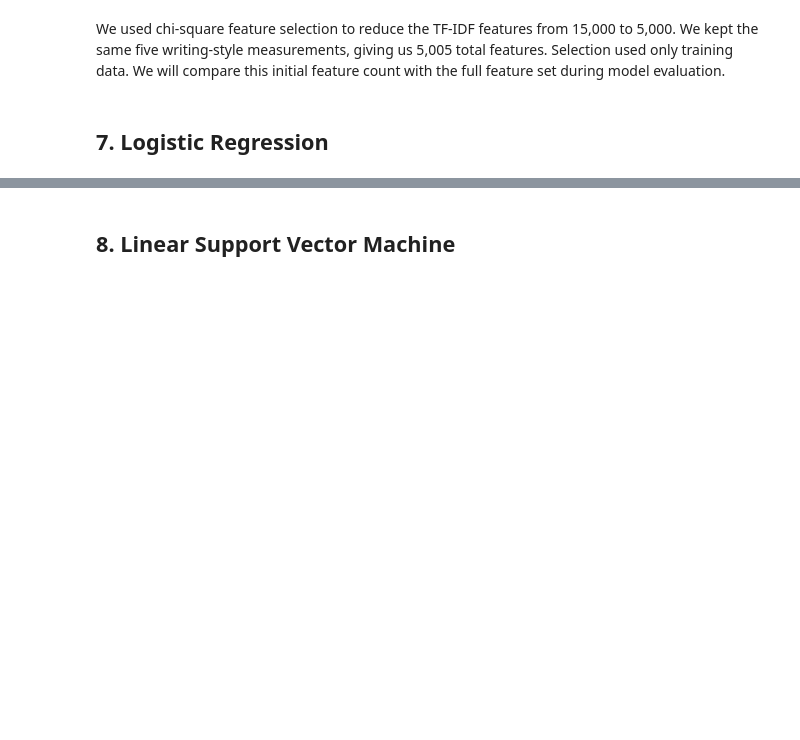
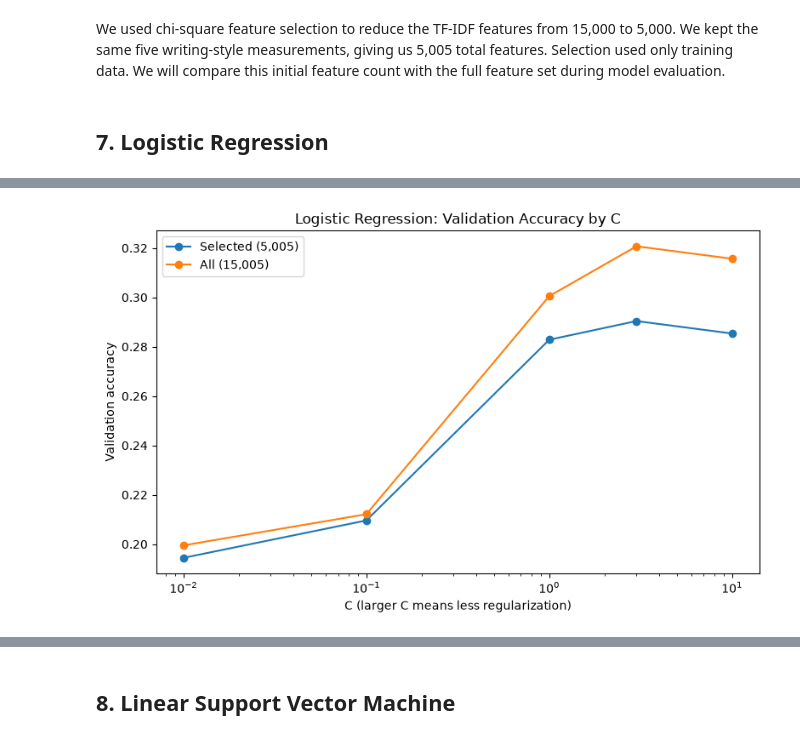
Before and after one commit to GarrettFordARTI405/ARTI450-Name-That-LLM, a Jupyter notebook: NameThatLLM.ipynb, the cells around one changed output, grey strips where cells are left out. Saved outputs shown, nothing was run; the diff lists cells and outputs as text; code cells hidden in the pictures; blank space fills up the shorter version.

Commit message:
Train and tune all three models on the prompt-level validation set, leaving the test prompts unused.

```diff
--- a/NameThatLLM.ipynb
+++ b/NameThatLLM.ipynb
@@ -403,0 +406,86 @@ We used chi-square feature selection to reduce the TF-IDF features from 15,000 t
+# %%
+from sklearn.linear_model import LogisticRegression
+from sklearn.metrics import accuracy_score
+
+# Chance accuracy if every passage were assigned to one of the 18 LLMs at random
+print("Chance accuracy:", round(1 / len(label_encoder.classes_), 3))
+
+# C is the inverse of the L2 penalty. A larger C fits the training passages more closely.
+# The test prompts stay unused until the final comparison.
+C_values = [0.01, 0.1, 1, 3, 10]
+
+logreg_matrices = {
+    "Selected (5,005)": (X_train_selected, X_val_selected, X_test_selected),
+    "All (15,005)": (X_train_all, X_val_all, X_test_all),
+}
+
+logreg_rows = []
+
+for feature_name, (X_tr, X_va, X_te) in logreg_matrices.items():
+    for C in C_values:
+        model = LogisticRegression(
+            C=C,
+            solver="lbfgs",
+            max_iter=800,
+            random_state=42,
+        )
+        model.fit(X_tr, y_train)
+
+        logreg_rows.append({
+            "Features": feature_name,
+            "C": C,
+            "Training accuracy": accuracy_score(y_train, model.predict(X_tr)),
+            "Validation accuracy": accuracy_score(y_val, model.predict(X_va)),
+        })
+
+logreg_results = pd.DataFrame(logreg_rows)
+display(logreg_results.round(3))
+
+plt.figure(figsize=(8, 5))
+
+for feature_name, group in logreg_results.groupby("Features", sort=False):
+    plt.plot(
+        group["C"],
+        group["Validation accuracy"],
+        marker="o",
+        label=feature_name,
+    )
+
+plt.xscale("log")
+plt.xlabel("C (larger C means less regularization)")
+plt.ylabel("Validation accuracy")
+plt.title("Logistic Regression: Validation Accuracy by C")
+plt.legend()
+plt.tight_layout()
+plt.show()
+
+# If two settings tie on validation accuracy, keep the lower training accuracy.
+best_logreg = (
+    logreg_results
+    .sort_values(["Validation accuracy", "Training accuracy"], ascending=[False, True])
+    .iloc[0]
+)
+
+logreg_X_train, logreg_X_val, logreg_X_test = logreg_matrices[best_logreg["Features"]]
+
+logreg_model = LogisticRegression(
+    C=best_logreg["C"],
+    solver="lbfgs",
+    max_iter=800,
+    random_state=42,
+)
+logreg_model.fit(logreg_X_train, y_train)
+
+print(
+    "Chosen logistic regression:",
+    best_logreg["Features"],
+    "with C =",
+    best_logreg["C"],
+)
+print(
+    "Training accuracy:",
+    round(best_logreg["Training accuracy"], 3),
+    "| Validation accuracy:",
+    round(best_logreg["Validation accuracy"], 3),
+)
+# %% [output]
@@ -403,0 +504 @@ We used chi-square feature selection to reduce the TF-IDF features from 15,000 t
+[figure, added]
```
Also changed, not shown: parts of 10 cells of this notebook.
